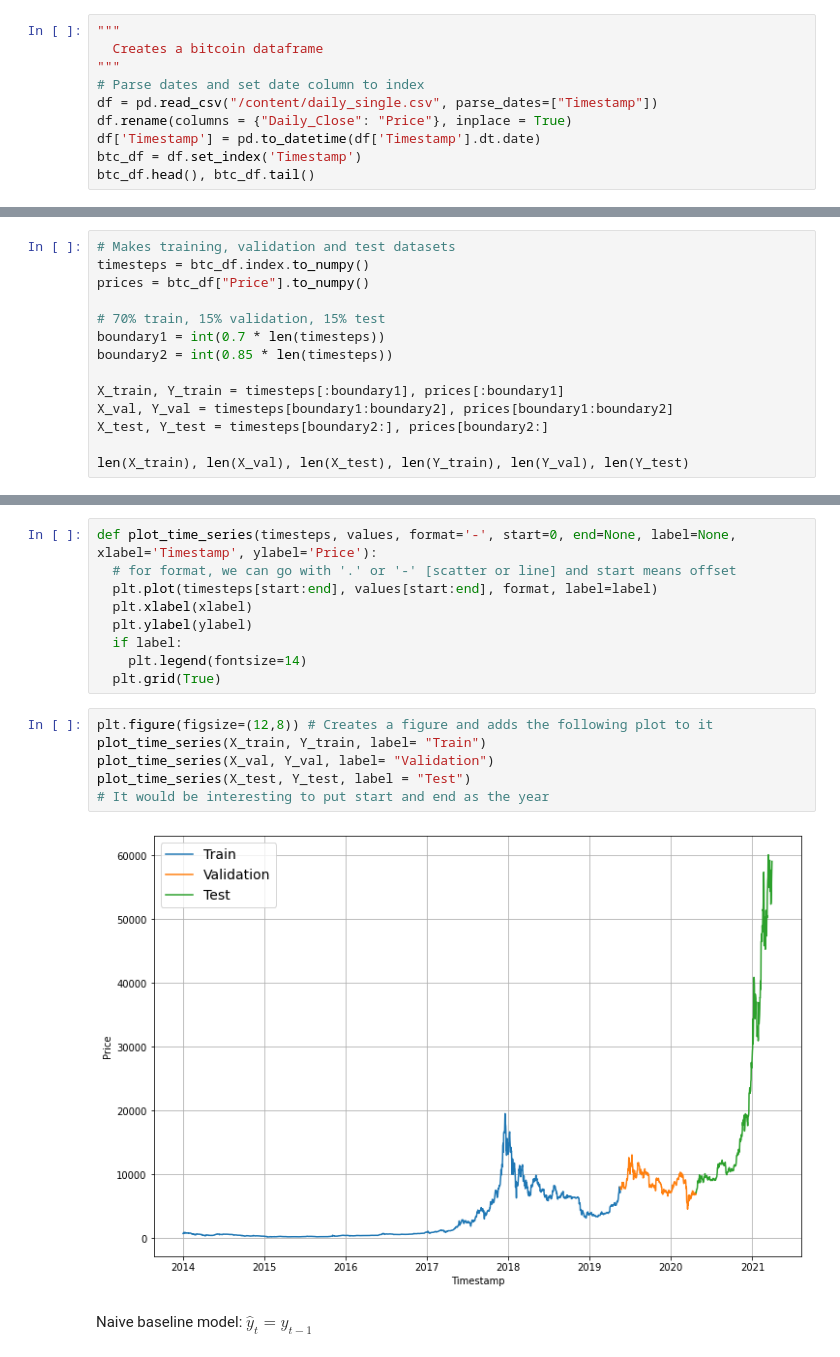
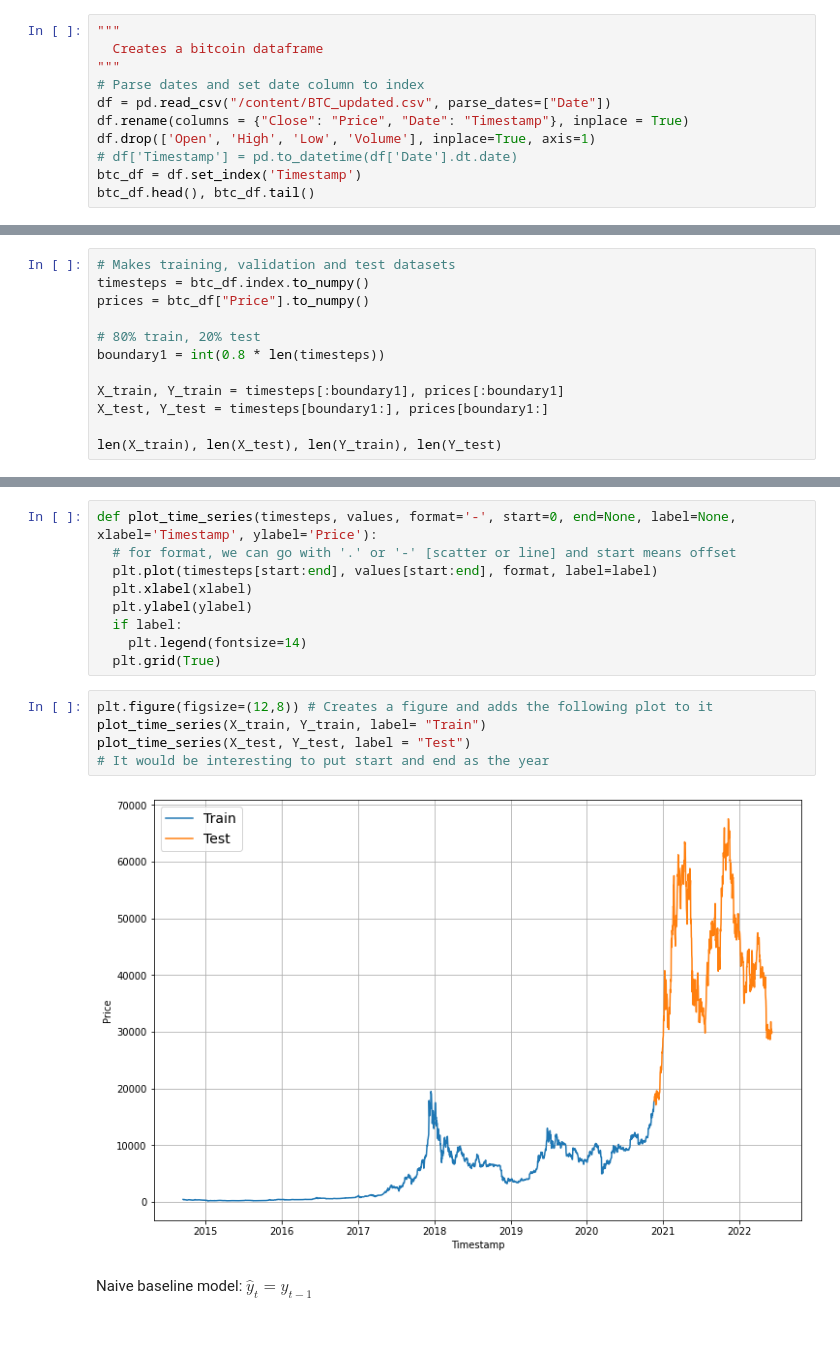
Before and after one commit to bibekyess/AI_practice, a Jupyter notebook: Killionaire.ipynb, the cells around one changed output, grey strips where cells are left out. Drawn from its saved outputs; the diff is of its cells as text.

```diff
--- a/Killionaire.ipynb
+++ b/Killionaire.ipynb
@@ -28,9 +29,10 @@ daily_single.csv.1  100%[===================>]  48.83K  --.-KB/s    in 0.008s
   Creates a bitcoin dataframe
 """
 # Parse dates and set date column to index
-df = pd.read_csv("/content/daily_single.csv", parse_dates=["Timestamp"])
-df.rename(columns = {"Daily_Close": "Price"}, inplace = True)
-df['Timestamp'] = pd.to_datetime(df['Timestamp'].dt.date)
+df = pd.read_csv("/content/BTC_updated.csv", parse_dates=["Date"])
+df.rename(columns = {"Close": "Price", "Date": "Timestamp"}, inplace = True)
+df.drop(['Open', 'High', 'Low', 'Volume'], inplace=True, axis=1)
+# df['Timestamp'] = pd.to_datetime(df['Date'].dt.date)
 btc_df = df.set_index('Timestamp')
 btc_df.head(), btc_df.tail()
 # %% [output]
@@ -69,13 +71,11 @@ btc_df.describe().transpose()
 timesteps = btc_df.index.to_numpy()
 prices = btc_df["Price"].to_numpy()
 
-# 70% train, 15% validation, 15% test
-boundary1 = int(0.7 * len(timesteps))
-boundary2 = int(0.85 * len(timesteps))
+# 80% train, 20% test
+boundary1 = int(0.8 * len(timesteps))
 
 X_train, Y_train = timesteps[:boundary1], prices[:boundary1]
-X_val, Y_val = timesteps[boundary1:boundary2], prices[boundary1:boundary2]
-X_test, Y_test = timesteps[boundary2:], prices[boundary2:]
+X_test, Y_test = timesteps[boundary1:], prices[boundary1:]
 
-len(X_train), len(X_val), len(X_test), len(Y_train), len(Y_val), len(Y_test)
+len(X_train), len(X_test), len(Y_train), len(Y_test)
 # %% [output]
@@ -92,11 +127,10 @@ def plot_time_series(timesteps, values, format='-', start=0, end=None, label=Non
 # %%
 plt.figure(figsize=(12,8)) # Creates a figure and adds the following plot to it
 plot_time_series(X_train, Y_train, label= "Train")
-plot_time_series(X_val, Y_val, label= "Validation")
 plot_time_series(X_test, Y_test, label = "Test")
 # It would be interesting to put start and end as the year
 # %% [output]
-[figure, old version]
+[figure, new version]
 # %% [markdown]
 Naive baseline model:
 $\hat{y}_{t} = y_{t-1}$
```
Also changed, not shown: parts of 67 cells of this notebook.
